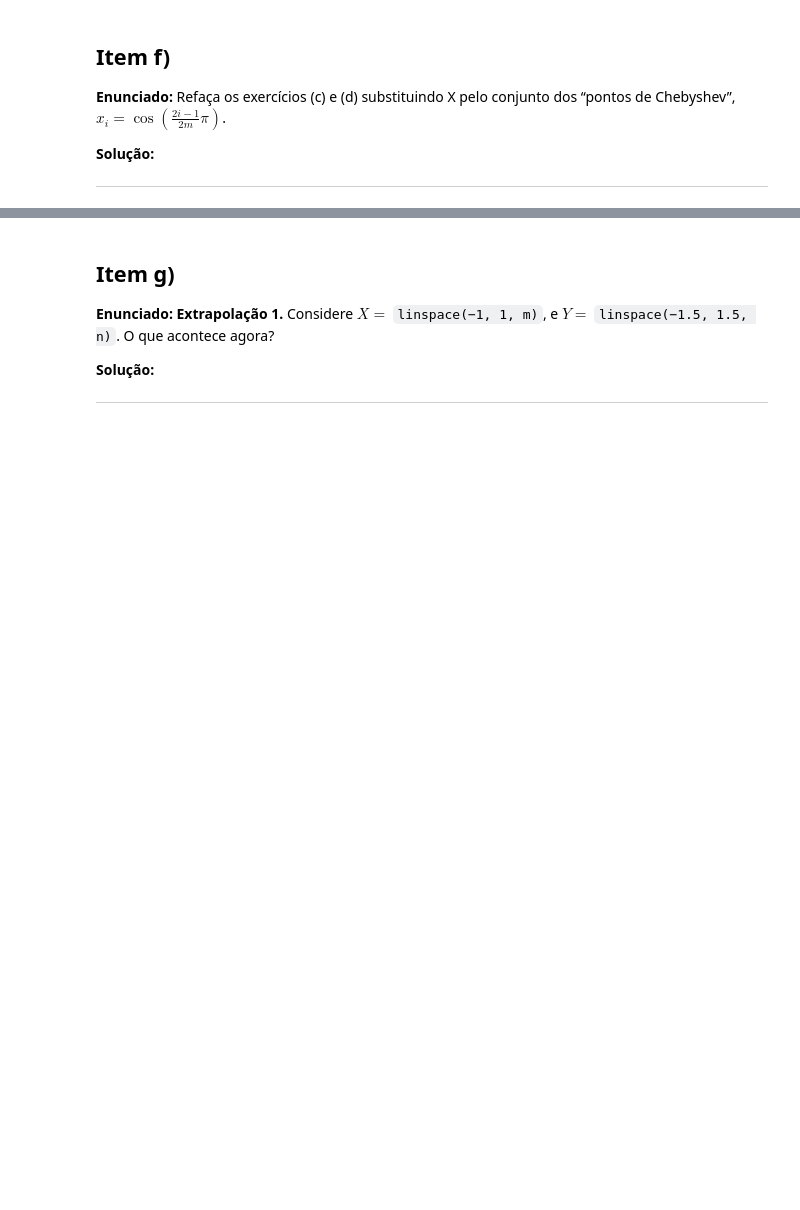
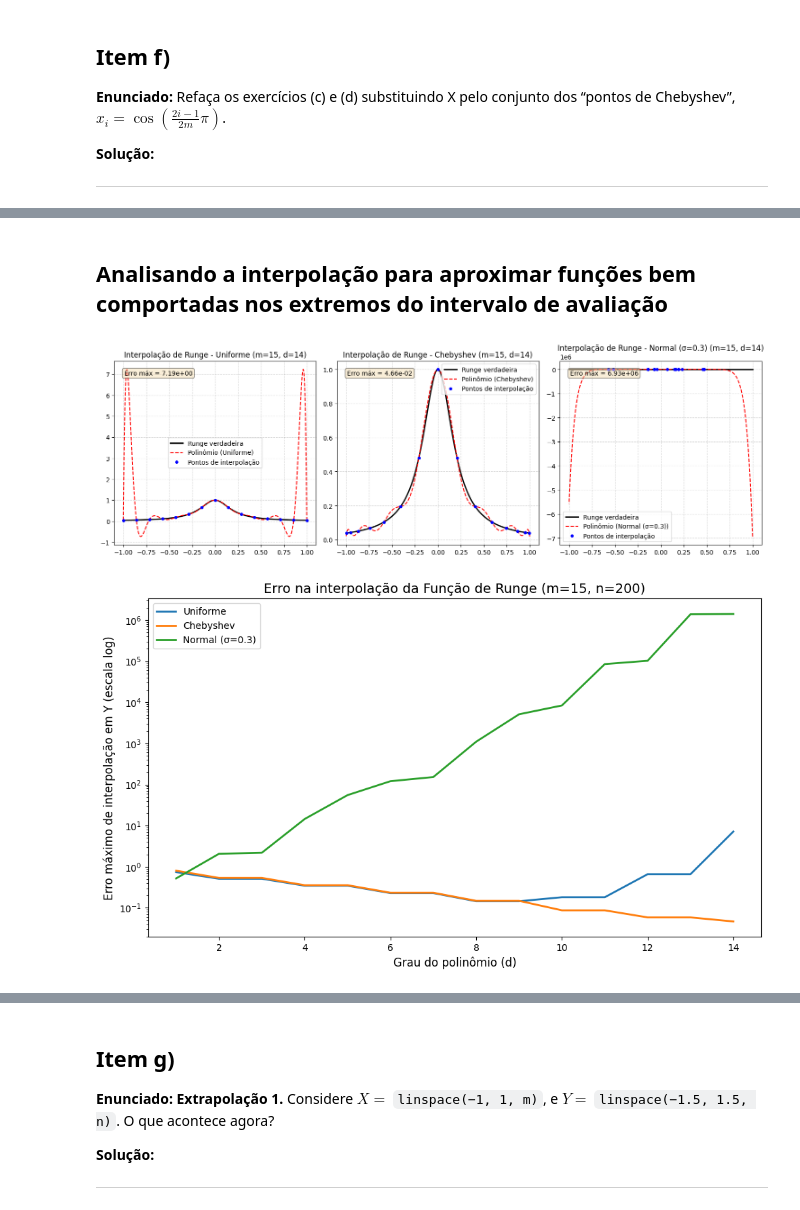
Before and after one commit to Gontijo8199/Projeto-3-ALN-A2, a Jupyter notebook: questao_3.ipynb, the cells around one changed output, grey strips where cells are left out. Drawn from its saved outputs; the diff is of its cells as text; code cells hidden in the pictures; blank space fills up the shorter version.

```diff
--- a/questao_3.ipynb
+++ b/questao_3.ipynb
@@ -354,0 +558,72 @@ o condicionamento? E $n \to \infty$ e $d \to \infty$?
+# %% [markdown]
+## Analisando a interpolação para aproximar funções bem comportadas nos extremos do intervalo de avaliação
+# %%
+# Interpolando a função de Runge (visualização do fenômeno)
+fig, axes = plt.subplots(1, 3, figsize=(15, 5))
+
+np.random.seed(42)
+interpola_e_plota(uniform_points(m), 'Uniforme', Y, m, axes[0])
+interpola_e_plota(chebyshev_points(m), 'Chebyshev', Y, m, axes[1])
+interpola_e_plota(normal_points(m, sigma=0.3), 'Normal (σ=0.3)', Y, m, axes[2])
+
+plt.tight_layout()
+plt.show()
+
+
+# Analisando o erro de interpolação da Função de Runge em função do grau d
+plt.figure(figsize=(10, 6))
+
+# --- Uniforme ---
+np.random.seed(42)
+X_uniform = uniform_points(m)
+fX_uniform = runge(X_uniform)
+erros_uniform = []
+for d in range(1, m):
+    V = np.vander(X_uniform, N=d+1, increasing=True)
+    coeffs = np.linalg.lstsq(V, fX_uniform, rcond=None)[0]
+    VY = np.vander(Y, N=d+1, increasing=True)
+    y_pred = VY @ coeffs
+    erro_max = np.max(np.abs(runge(Y) - y_pred))
+    erros_uniform.append(erro_max)
+plt.semilogy(range(1, m), erros_uniform, '-', linewidth=2, label='Uniforme')
+
+# --- Chebyshev ---
+np.random.seed(42)
+X_cheb = chebyshev_points(m)
+fX_cheb = runge(X_cheb)
+erros_cheb = []
+for d in range(1, m):
+    V = np.vander(X_cheb, N=d+1, increasing=True)
+    coeffs = np.linalg.lstsq(V, fX_cheb, rcond=None)[0]
+    VY = np.vander(Y, N=d+1, increasing=True)
+    y_pred = VY @ coeffs
+    erro_max = np.max(np.abs(runge(Y) - y_pred))
+    erros_cheb.append(erro_max)
+plt.semilogy(range(1, m), erros_cheb, '-', linewidth=2, label='Chebyshev')
+
+
+
+# --- Normal (σ=0.3) --
+np.random.seed(42)
+X_normal = normal_points(m, sigma=0.3)
+fX_normal = runge(X_normal)
+erros_normal = []
+for d in range(1, m):
+    V = np.vander(X_normal, N=d+1, increasing=True)
+    coeffs = np.linalg.lstsq(V, fX_normal, rcond=None)[0]
+    VY = np.vander(Y, N=d+1, increasing=True)
+    y_pred = VY @ coeffs
+    erro_max = np.max(np.abs(runge(Y) - y_pred))
+    erros_normal.append(erro_max)
+plt.semilogy(range(1, m), erros_normal, '-', linewidth=2, label='Normal (σ=0.3)')
+
+plt.xlabel('Grau do polinômio (d)', fontsize=12)
+plt.ylabel('Erro máximo de interpolação em Y (escala log)', fontsize=12)
+plt.title(f'Erro na interpolação da Função de Runge (m={m}, n={n})', fontsize=14)
+plt.legend(fontsize=10)
+plt.grid(False)  # Grade removida
+plt.tight_layout()
+plt.show()
+# %% [output]
+[figure, added]
+[figure, added]
```
Also changed, not shown: parts of 15 cells of this notebook, 1 other file.
